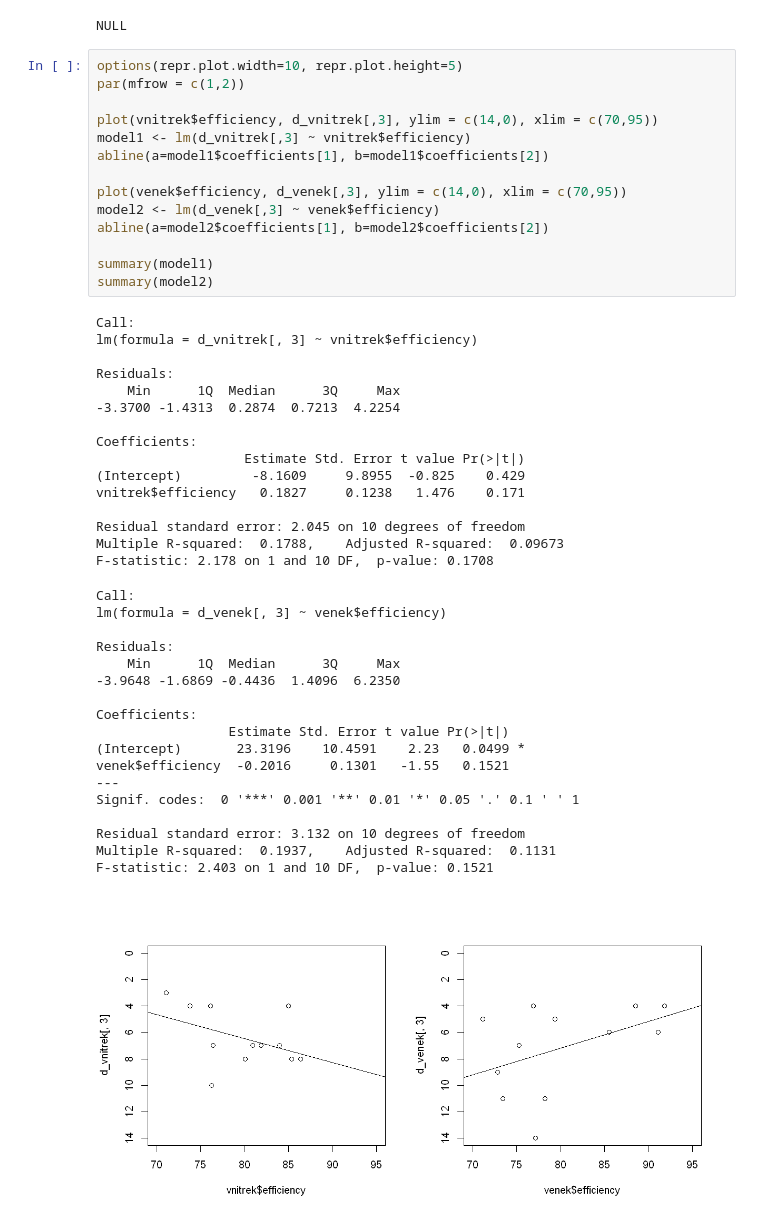
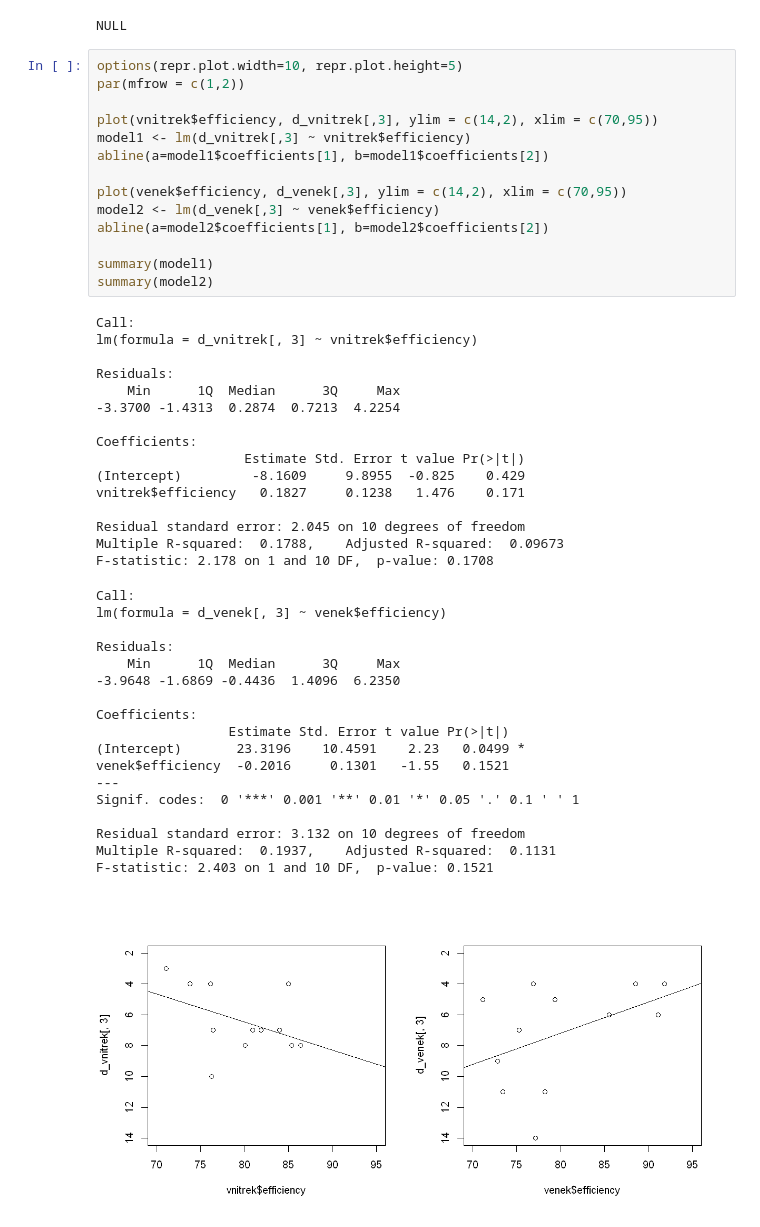
Before and after one commit to magicbeans817/projekt_spani, a Jupyter notebook: script.ipynb, the cells around one changed output. Drawn from its saved outputs; the diff is of its cells as text.

```diff
--- a/script.ipynb
+++ b/script.ipynb
@@ -140,11 +140,11 @@ NULL
 options(repr.plot.width=10, repr.plot.height=5)
 par(mfrow = c(1,2))
 
-plot(vnitrek$efficiency, d_vnitrek[,3], ylim = c(14,0), xlim = c(70,95))
+plot(vnitrek$efficiency, d_vnitrek[,3], ylim = c(14,2), xlim = c(70,95))
 model1 <- lm(d_vnitrek[,3] ~ vnitrek$efficiency)
 abline(a=model1$coefficients[1], b=model1$coefficients[2])
 
-plot(venek$efficiency, d_venek[,3], ylim = c(14,0), xlim = c(70,95))
+plot(venek$efficiency, d_venek[,3], ylim = c(14,2), xlim = c(70,95))
 model2 <- lm(d_venek[,3] ~ venek$efficiency)
 abline(a=model2$coefficients[1], b=model2$coefficients[2])
 
@@ -156,31 +156,31 @@ lm(formula = d_vnitrek[, 3] ~ vnitrek$efficiency)
 
 Residuals:
     Min      1Q  Median      3Q     Max
 -3.3700 -1.4313  0.2874  0.7213  4.2254
 
 Coefficients:
                    Estimate Std. Error t value Pr(>|t|)
 (Intercept)         -8.1609     9.8955  -0.825    0.429
 vnitrek$efficiency   0.1827     0.1238   1.476    0.171
 
 Residual standard error: 2.045 on 10 degrees of freedom
 Multiple R-squared:  0.1788,    Adjusted R-squared:  0.09673
 F-statistic: 2.178 on 1 and 10 DF,  p-value: 0.1708
 Call:
 lm(formula = d_venek[, 3] ~ venek$efficiency)
 
 Residuals:
     Min      1Q  Median      3Q     Max
 -3.9648 -1.6869 -0.4436  1.4096  6.2350
 
 Coefficients:
                  Estimate Std. Error t value Pr(>|t|)
 (Intercept)       23.3196    10.4591    2.23   0.0499 *
 venek$efficiency  -0.2016     0.1301   -1.55   0.1521
 ---
 Signif. codes:  0 '***' 0.001 '**' 0.01 '*' 0.05 '.' 0.1 ' ' 1
 
 Residual standard error: 3.132 on 10 degrees of freedom
 Multiple R-squared:  0.1937,    Adjusted R-squared:  0.1131
 F-statistic: 2.403 on 1 and 10 DF,  p-value: 0.1521
-[figure, old version]
+[figure, new version]
```
Also changed, not shown: parts of 3 cells of this notebook.
